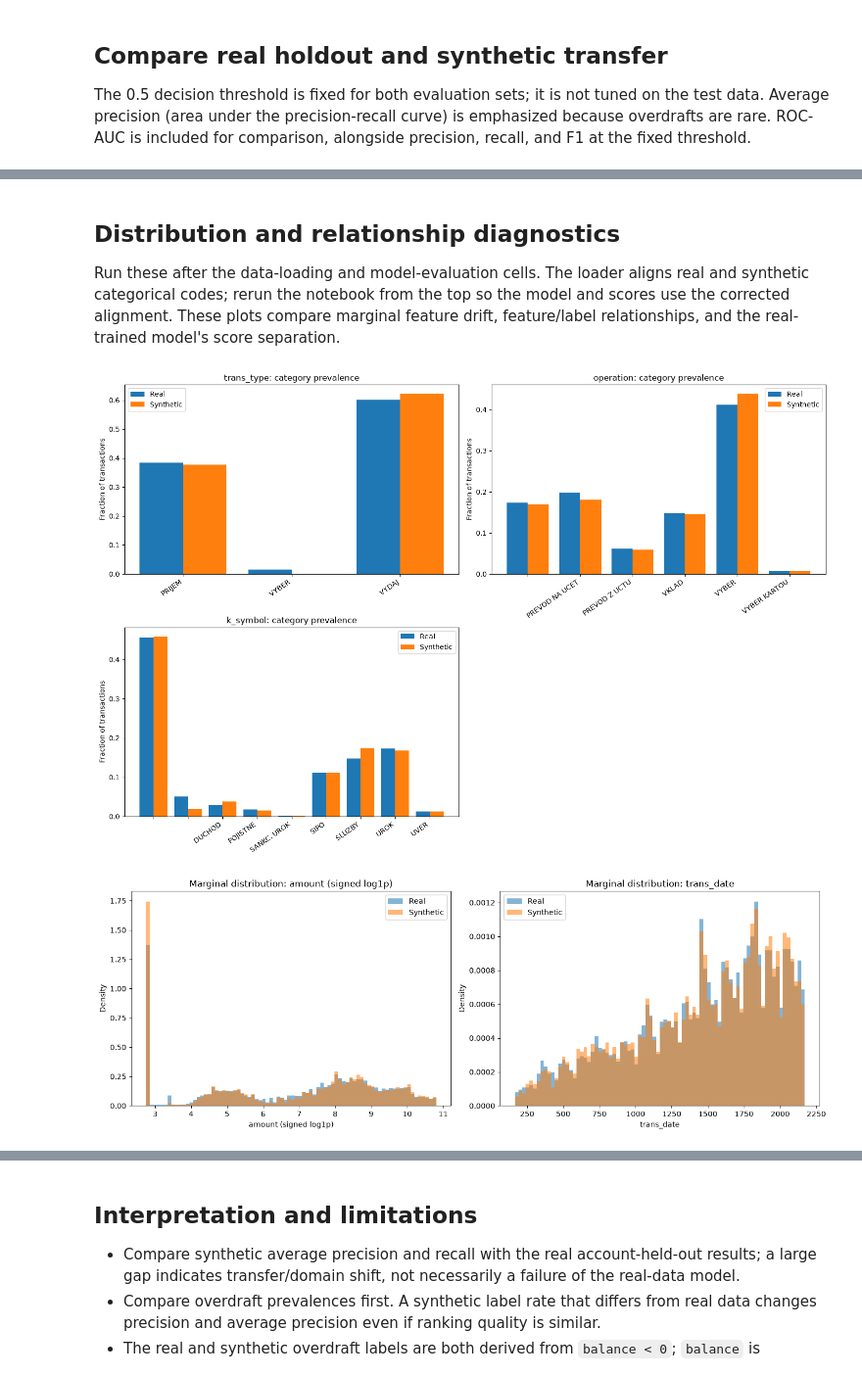
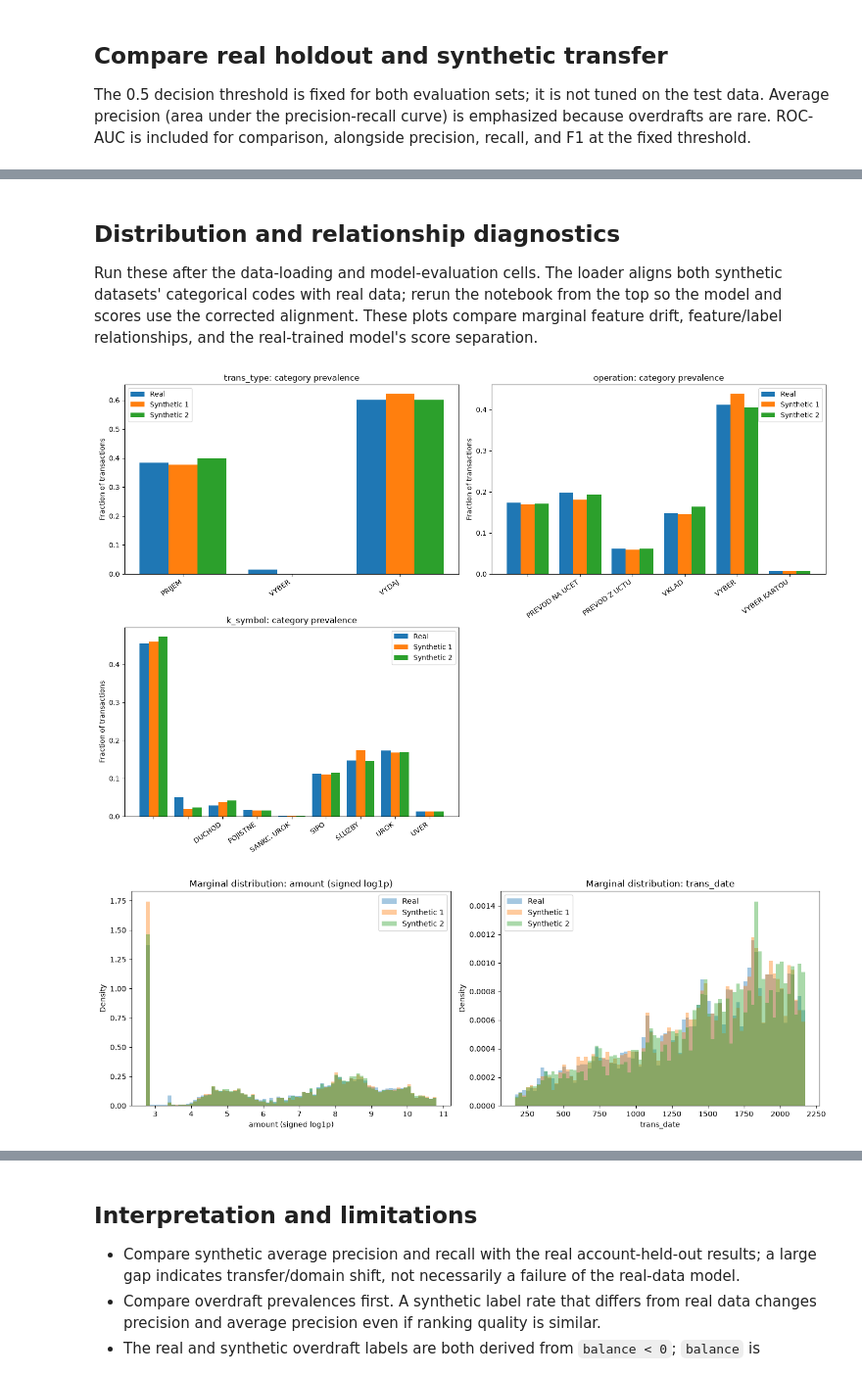
Before and after one commit to arashms/vector-bootcamp-synthetic-data, a Jupyter notebook: implementations/tabular_data/multi_table/anomaly_detection/overdraft_detection.ipynb, the cells around one changed output, grey strips where cells are left out. Shown at 98% size. Cells and saved outputs as stored; diff of their text form; code cells hidden in the pictures.

```diff
--- a/implementations/tabular_data/multi_table/anomaly_detection/overdraft_detection.ipynb
+++ b/implementations/tabular_data/multi_table/anomaly_detection/overdraft_detection.ipynb
@@ -262,12 +284,14 @@ def evaluate_dataset(name: str, data: pd.DataFrame) -> tuple[dict[str, float], n
     print(confusion_matrix(y_true, predictions, labels=[0, 1]))
     return scores, y_true, probabilities
 
-real_test_scores, y_real_test, p_real_test = evaluate_dataset("Real held-out accounts", real_test)
-synthetic_scores, y_synthetic, p_synthetic = evaluate_dataset("Synthetic transactions", synthetic)
+evaluation_datasets = {"Real held-out": real_test, **synthetic_datasets}
+evaluation_results = {}
+evaluation_scores = {}
+for dataset_name, data in evaluation_datasets.items():
+    scores, y_true, probabilities = evaluate_dataset(dataset_name, data)
+    evaluation_results[dataset_name] = (y_true, probabilities)
+    evaluation_scores[dataset_name] = scores
 
-results = pd.DataFrame(
-    [real_test_scores, synthetic_scores],
-    index=["Real held-out", "Synthetic"],
-).astype({"rows": "int64"})
+results = pd.DataFrame.from_dict(evaluation_scores, orient="index").astype({"rows": "int64"})
 display(results)
 # %% [output]
@@ -294,9 +319,6 @@ Confusion matrix [ [TN, FP], [FN, TP] ]:
 # %%
 fig, ax = plt.subplots(figsize=(7, 5))
-for name, y_true, probabilities in [
-    ("Real held-out", y_real_test, p_real_test),
-    ("Synthetic", y_synthetic, p_synthetic),
-]:
+for name, (y_true, probabilities) in evaluation_results.items():
     precision, recall, _ = precision_recall_curve(y_true, probabilities)
     ax.plot(recall, precision, label=name)
 ax.set(title="Overdraft precision-recall curves", xlabel="Recall", ylabel="Precision")
@@ -310,7 +332,7 @@ plt.show()
 # %% [markdown]
 ## Distribution and relationship diagnostics
 
-Run these after the data-loading and model-evaluation cells. The loader aligns real and synthetic categorical codes; rerun the notebook from the top so the model and scores use the corrected alignment. These plots compare marginal feature drift, feature/label relationships, and the real-trained model's score separation.
+Run these after the data-loading and model-evaluation cells. The loader aligns both synthetic datasets' categorical codes with real data; rerun the notebook from the top so the model and scores use the corrected alignment. These plots compare marginal feature drift, feature/label relationships, and the real-trained model's score separation.
 # %%
 def category_labels_for_plot(data: pd.DataFrame, column: str) -> pd.Series:
     """Map aligned integer category codes to original labels for readable plots."""
@@ -322,48 +344,62 @@ def category_labels_for_plot(data: pd.DataFrame, column: str) -> pd.Series:
     if valid.any():
         labels.loc[valid] = saved_encoders[column].inverse_transform(
             rounded.loc[valid].astype("int64"),
         )
     return labels
 
 fig, axes = plt.subplots(2, 2, figsize=(15, 10))
 for ax, column in zip(axes.flat, CATEGORICAL_FEATURES, strict=False):
     real_labels = category_labels_for_plot(real, column)
-    synthetic_labels = category_labels_for_plot(synthetic, column)
-    real_share = real_labels.value_counts(normalize=True)
-    synthetic_share = synthetic_labels.value_counts(normalize=True)
-    categories = sorted(set(real_share.index) | set(synthetic_share.index))
+    shares = {"Real": real_labels.value_counts(normalize=True)}
+    shares.update(
+        {name: category_labels_for_plot(data, column).value_counts(normalize=True)
+         for name, data in synthetic_datasets.items()},
+    )
+    categories = sorted(set().union(*(share.index for share in shares.values())))
     x = np.arange(len(categories))
-    width = 0.4
-    ax.bar(x - width / 2, [real_share.get(c, 0) for c in categories], width, label="Real")
-    ax.bar(x + width / 2, [synthetic_share.get(c, 0) for c in categories], width, label="Synthetic")
+    width = 0.8 / len(shares)
+    for dataset_index, (dataset_name, share) in enumerate(shares.items()):
+        offset = (dataset_index - (len(shares) - 1) / 2) * width
+        ax.bar(
+            x + offset,
+            [share.get(category, 0) for category in categories],
+            width,
+            label=dataset_name,
+        )
     ax.set(title=f"{column}: category prevalence", ylabel="Fraction of transactions")
     ax.set_xticks(x, categories, rotation=35, ha="right")
     ax.legend()
 axes.flat[-1].set_visible(False)
 fig.tight_layout()
 plt.show()
 
 def signed_log1p(values: pd.Series) -> np.ndarray:
     """Compress long-tailed values while preserving sign."""
     numeric = pd.to_numeric(values, errors="coerce").to_numpy(dtype=float)
     return np.sign(numeric) * np.log1p(np.abs(numeric))
 
 fig, axes = plt.subplots(1, 2, figsize=(14, 5))
-numeric_plot_data = [("amount (signed log1p)", signed_log1p(real["amount"]), signed_log1p(synthetic["amount"])),
-                     ("trans_date", real["trans_date"].to_numpy(), synthetic["trans_date"].to_numpy())]
-for ax, (label, real_values, synthetic_values) in zip(axes, numeric_plot_data, strict=False):
-    combined = np.concatenate([real_values[np.isfinite(real_values)], synthetic_values[np.isfinite(synthetic_values)]])
+numeric_plot_data = [
+    ("amount (signed log1p)", lambda data: signed_log1p(data["amount"])),
+    ("trans_date", lambda data: data["trans_date"].to_numpy()),
+]
+for ax, (label, get_values) in zip(axes, numeric_plot_data, strict=False):
+    dataset_values = {"Real": get_values(real)}
+    dataset_values.update({name: get_values(data) for name, data in synthetic_datasets.items()})
+    combined = np.concatenate(
+        [values[np.isfinite(values)] for values in dataset_values.values()],
+    )
     low, high = np.quantile(combined, [0.005, 0.995])
     bins = np.linspace(low, high, 81)
-    ax.hist(real_values, bins=bins, density=True, alpha=0.55, label="Real")
-    ax.hist(synthetic_values, bins=bins, density=True, alpha=0.55, label="Synthetic")
+    for dataset_name, values in dataset_values.items():
+        ax.hist(values, bins=bins, density=True, alpha=0.4, label=dataset_name)
     ax.set(title=f"Marginal distribution: {label}", xlabel=label, ylabel="Density")
     ax.legend()
 fig.tight_layout()
 plt.show()
 # %% [output]
-[figure, old version]
+[figure, new version]
-[figure, old version]
+[figure, new version]
 # %%
 categorical_rate_tables = {}
 fig, axes = plt.subplots(1, len(CATEGORICAL_FEATURES), figsize=(18, 5))
```
Also changed, not shown: parts of 9 cells of this notebook, 16 other files.
